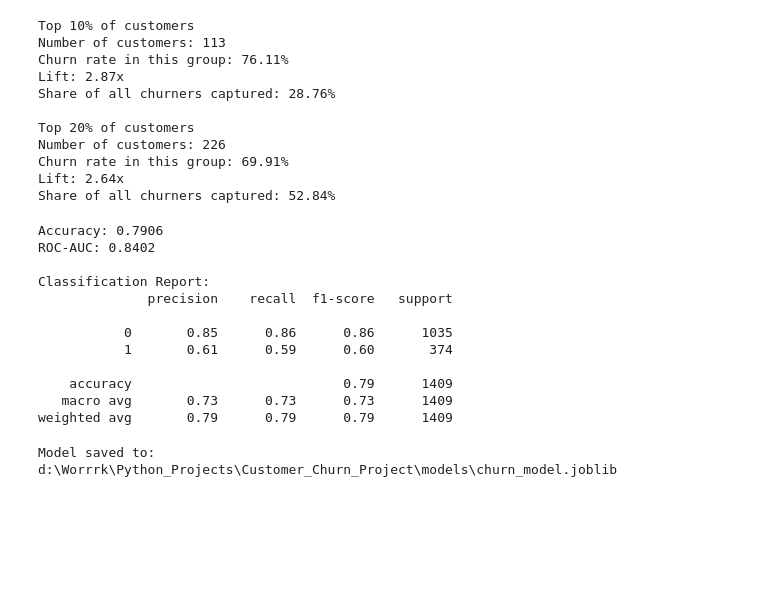
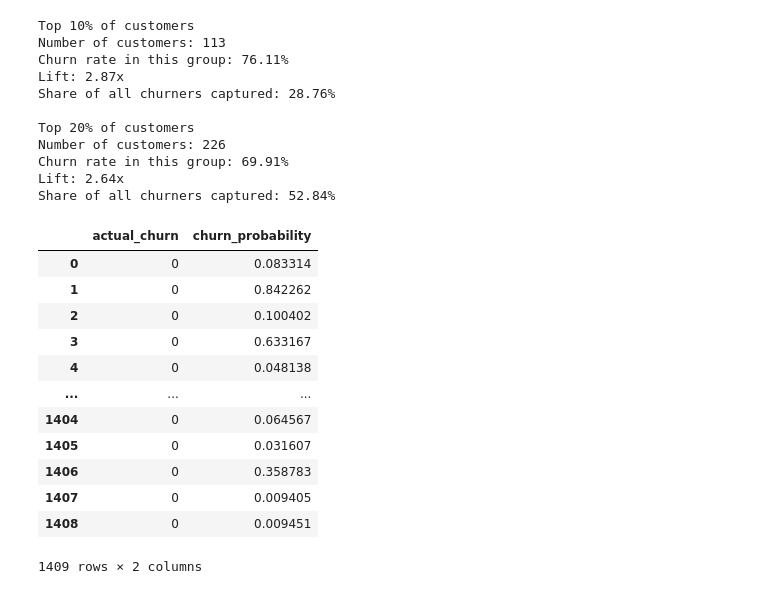
Before and after one commit to MotazHisham/telco-churn, a Jupyter notebook: notebooks/05_model_training.ipynb, the cells around one changed output. Cells and saved outputs as stored; diff of their text form; code cells hidden in the pictures; blank space fills up the shorter version.

```diff
--- a/notebooks/05_model_training.ipynb
+++ b/notebooks/05_model_training.ipynb
@@ -412,27 +403,27 @@ y_pred_threshold = (y_prob >= threshold).astype(int)
-# %%
-# 7. Evaluate
-print("Accuracy:", round(accuracy_score(y_test, y_pred_threshold), 4))
-print("ROC-AUC:", round(roc_auc_score(y_test, y_prob), 4))
-print("\nClassification Report:")
-print(classification_report(y_test, y_pred_threshold))
-# %% [output]
-Accuracy: 0.7906
-ROC-AUC: 0.8402
-
-Classification Report:
-              precision    recall  f1-score   support
-
-           0       0.85      0.86      0.86      1035
-           1       0.61      0.59      0.60       374
-
-    accuracy                           0.79      1409
-   macro avg       0.73      0.73      0.73      1409
-weighted avg       0.79      0.79      0.79      1409
-# %%
-# 8. Save the complete pipeline
-MODEL_DIR.mkdir(parents=True, exist_ok=True)
-joblib.dump(model_LogReg, MODEL_PATH)
-
-print(f"\nModel saved to: {MODEL_PATH}")
-# %% [output]
-Model saved to: d:\Worrrk\Python_Projects\Customer_Churn_Project\models\churn_model.joblib
+# %%
+# 1. Get churn probabilities
+y_prob_test = model_LogReg.predict_proba(X_test)[:, 1]
+
+# 2. Actual churn labels
+y_true_test = np.asarray(y_test).reshape(-1)
+
+# 3. Create a table
+results_test = pd.DataFrame({
+    "actual_churn": y_true_test,
+    "churn_probability": y_prob_test
+})
+results_test
+# %% [output]
+|  | actual_churn | churn_probability |
+| 0 | 0 | 0.083314 |
+| 1 | 0 | 0.842262 |
+| 2 | 0 | 0.100402 |
+| 3 | 0 | 0.633167 |
+| 4 | 0 | 0.048138 |
+| ... | ... | ... |
+| 1404 | 0 | 0.064567 |
+| 1405 | 0 | 0.031607 |
+| 1406 | 0 | 0.358783 |
+| 1407 | 0 | 0.009405 |
+| 1408 | 0 | 0.009451 |
+1409 rows × 2 columns
```
Also changed, not shown: parts of 4 cells of this notebook.
